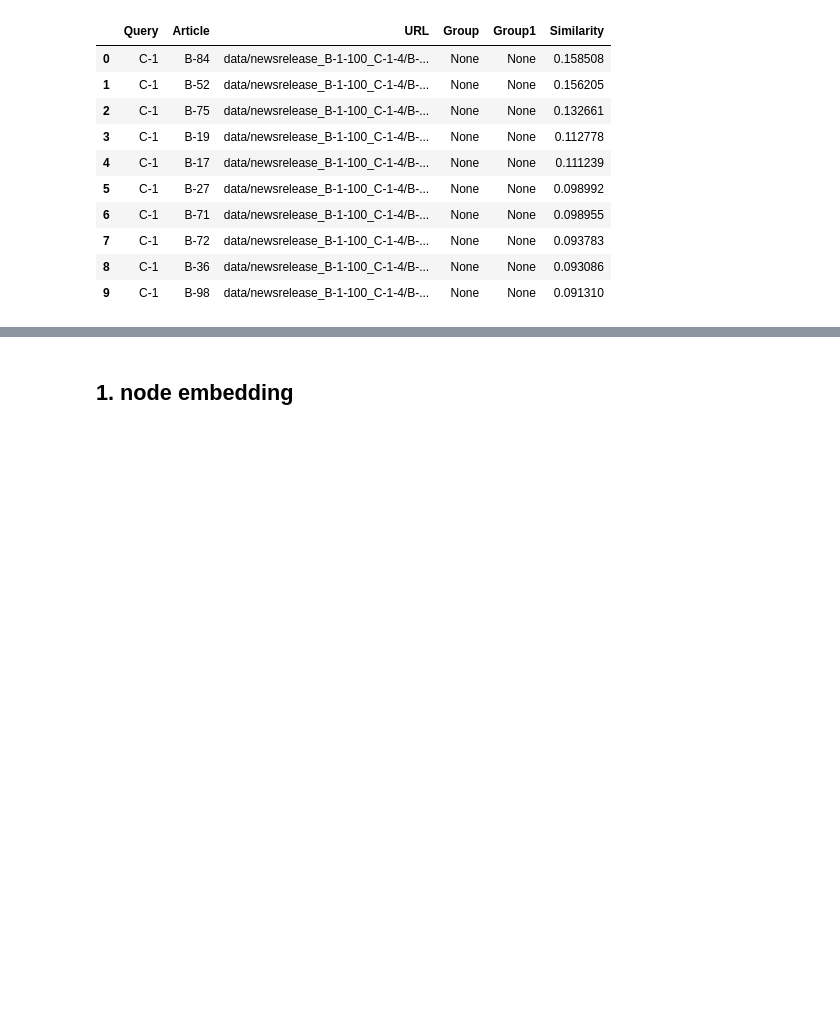
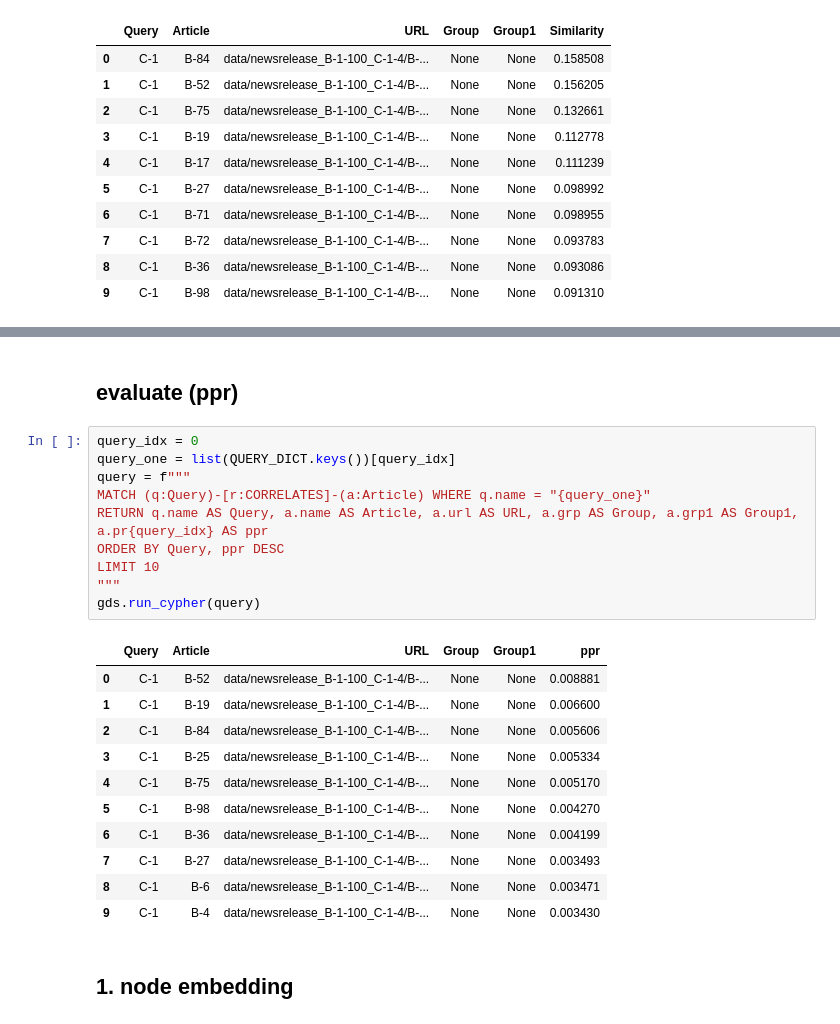
Before and after one commit to smallcat9603/graph, a Jupyter notebook: dnp/kg/neo4j_v1.ipynb, the cells around one changed output, grey strips where cells are left out. Saved outputs shown, nothing was run; the diff lists cells and outputs as text; blank space fills up the shorter version.

```diff
--- a/dnp/kg/neo4j_v1.ipynb
+++ b/dnp/kg/neo4j_v1.ipynb
@@ -438,3 +462,27 @@ gds.run_cypher(query)
+# %% [markdown]
+## evaluate (ppr)
+# %%
+query_idx = 0
+query_one = list(QUERY_DICT.keys())[query_idx]
+query = f"""
+MATCH (q:Query)-[r:CORRELATES]-(a:Article) WHERE q.name = "{query_one}"
+RETURN q.name AS Query, a.name AS Article, a.url AS URL, a.grp AS Group, a.grp1 AS Group1, a.pr{query_idx} AS ppr
+ORDER BY Query, ppr DESC
+LIMIT 10
+"""
+gds.run_cypher(query)
+# %% [output]
+|  | Query | Article | URL | Group | Group1 | ppr |
+| 0 | C-1 | B-52 | data/newsrelease_B-1-100_C-1-4/B-... | None | None | 0.008881 |
+| 1 | C-1 | B-19 | data/newsrelease_B-1-100_C-1-4/B-... | None | None | 0.006600 |
+| 2 | C-1 | B-84 | data/newsrelease_B-1-100_C-1-4/B-... | None | None | 0.005606 |
+| 3 | C-1 | B-25 | data/newsrelease_B-1-100_C-1-4/B-... | None | None | 0.005334 |
+| 4 | C-1 | B-75 | data/newsrelease_B-1-100_C-1-4/B-... | None | None | 0.005170 |
+| 5 | C-1 | B-98 | data/newsrelease_B-1-100_C-1-4/B-... | None | None | 0.004270 |
+| 6 | C-1 | B-36 | data/newsrelease_B-1-100_C-1-4/B-... | None | None | 0.004199 |
+| 7 | C-1 | B-27 | data/newsrelease_B-1-100_C-1-4/B-... | None | None | 0.003493 |
+| 8 | C-1 | B-6 | data/newsrelease_B-1-100_C-1-4/B-... | None | None | 0.003471 |
+| 9 | C-1 | B-4 | data/newsrelease_B-1-100_C-1-4/B-... | None | None | 0.003430 |
 # %% [markdown]
 ## 1. node embedding
 # %%
```
Also changed, not shown: parts of 10 cells of this notebook.
